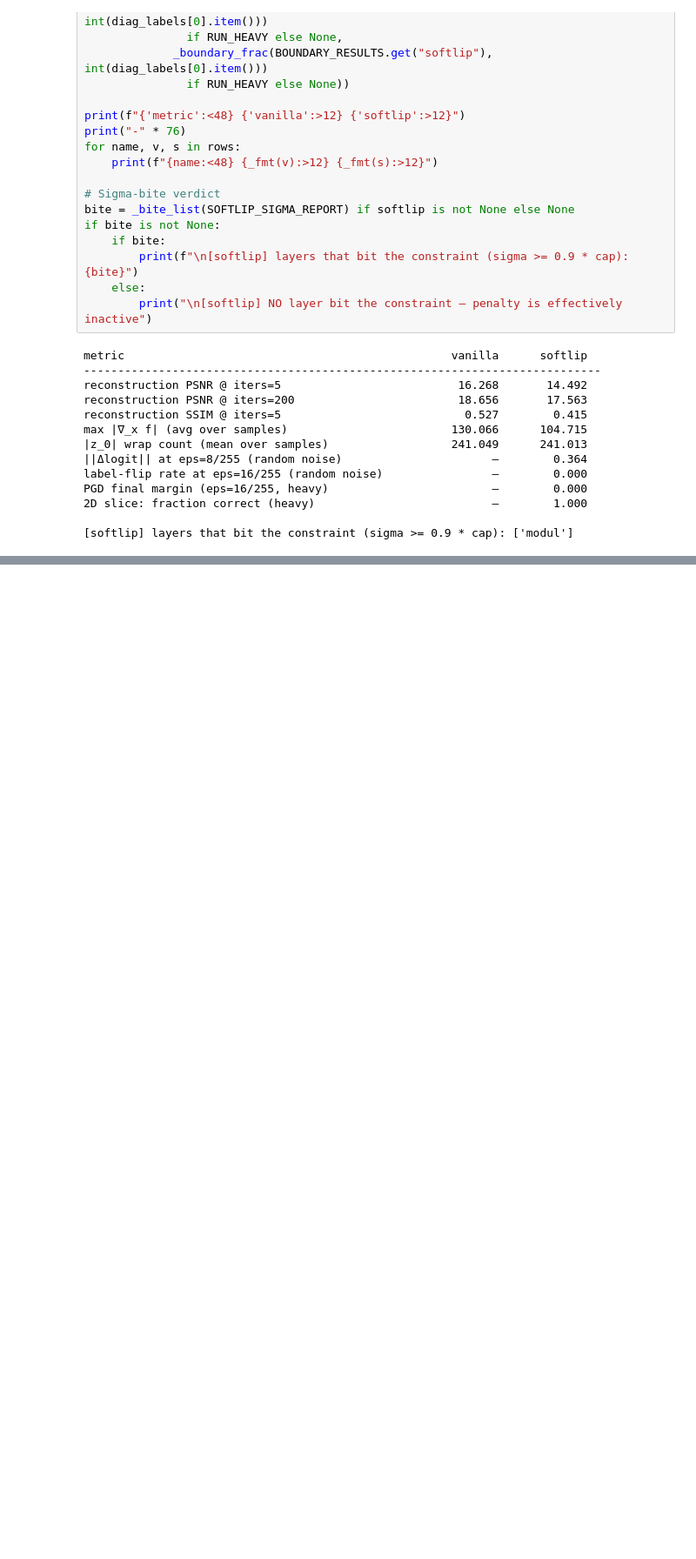
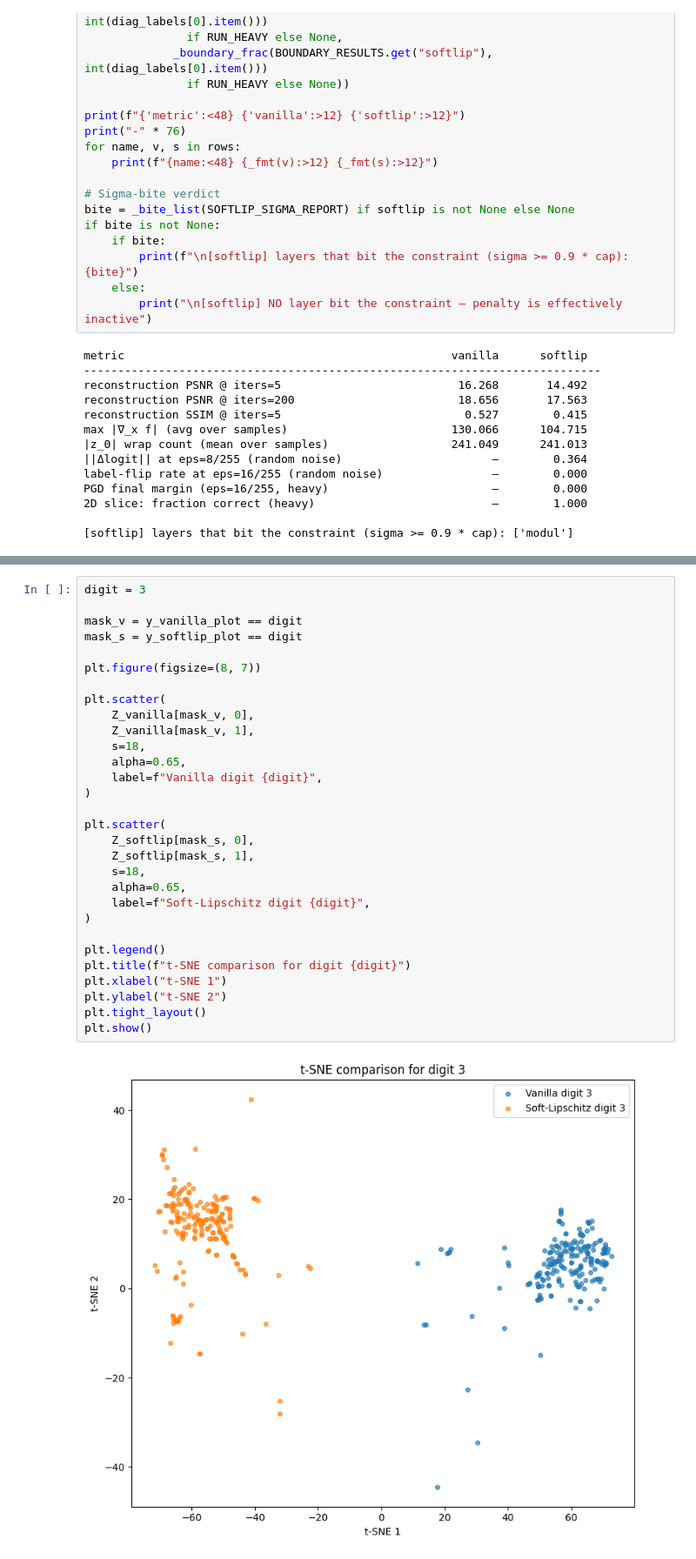
Before and after one commit to omarghara/SIREN_Vista, a Jupyter notebook: notebooks/model_diagnostics.ipynb, the cells around one changed output, grey strips where cells are left out. Shown at 87% size. Saved outputs shown, nothing was run; the diff lists cells and outputs as text; blank space fills up the shorter version.

```diff
--- a/notebooks/model_diagnostics.ipynb
+++ b/notebooks/model_diagnostics.ipynb
@@ -1556,0 +1821,32 @@ PGD final margin (eps=16/255, heavy)                        —        0.000
+# %%
+digit = 3
+
+mask_v = y_vanilla_plot == digit
+mask_s = y_softlip_plot == digit
+
+plt.figure(figsize=(8, 7))
+
+plt.scatter(
+    Z_vanilla[mask_v, 0],
+    Z_vanilla[mask_v, 1],
+    s=18,
+    alpha=0.65,
+    label=f"Vanilla digit {digit}",
+)
+
+plt.scatter(
+    Z_softlip[mask_s, 0],
+    Z_softlip[mask_s, 1],
+    s=18,
+    alpha=0.65,
+    label=f"Soft-Lipschitz digit {digit}",
+)
+
+plt.legend()
+plt.title(f"t-SNE comparison for digit {digit}")
+plt.xlabel("t-SNE 1")
+plt.ylabel("t-SNE 2")
+plt.tight_layout()
+plt.show()
+# %% [output]
+[figure, added]
```
Also changed, not shown: parts of 19 cells of this notebook, 25 other files.
